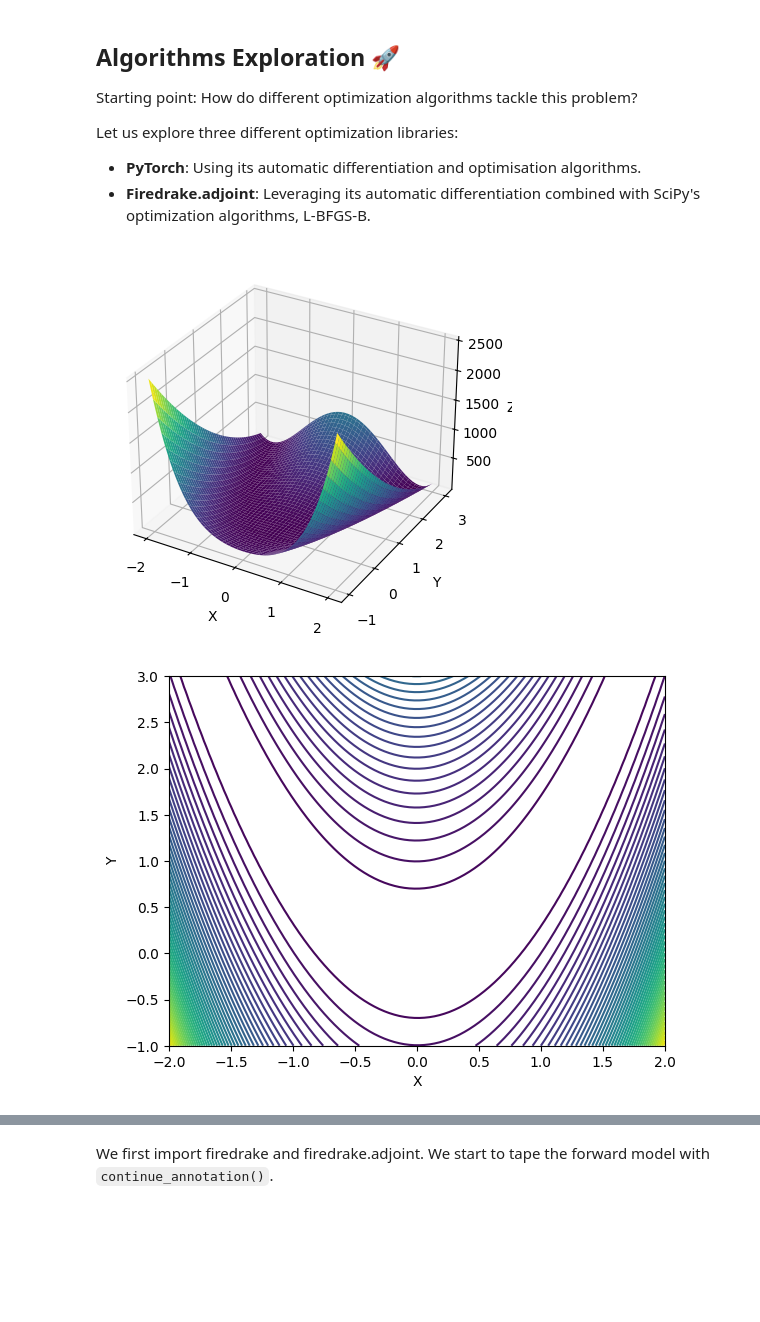
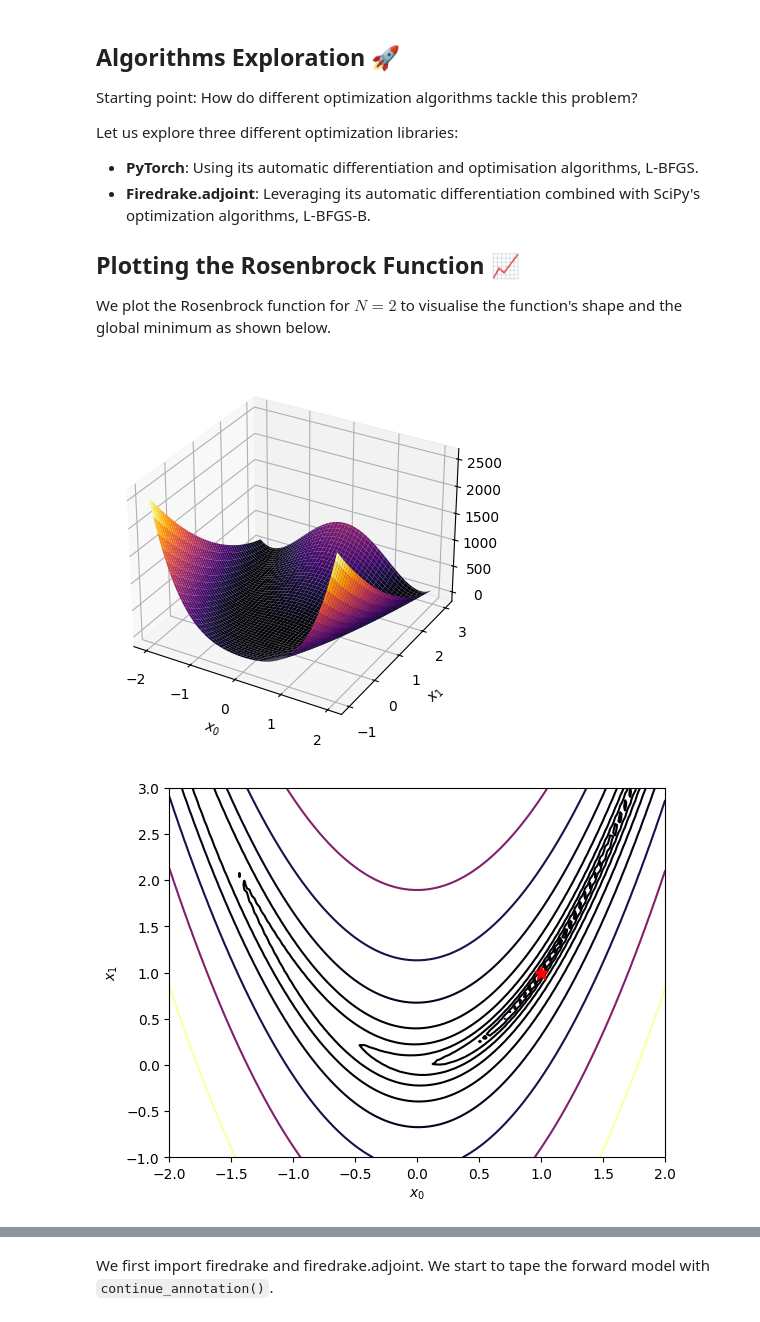
Before and after one commit to Ig-dolci/FridayAfternoonMath, a Jupyter notebook: rosenbrock_optimisation.ipynb, the cells around one changed output, grey strips where cells are left out. Cells and saved outputs as stored; diff of their text form; code cells hidden in the pictures; blank space fills up the shorter version.

```diff
--- a/rosenbrock_optimisation.ipynb
+++ b/rosenbrock_optimisation.ipynb
@@ -18,30 +20,45 @@ For $N=3$, the global minimum is at $x = [1, 1, 1]$.
 Starting point: How do different optimization algorithms tackle this problem?
 
 Let us explore three different optimization libraries:
-- **PyTorch**: Using its automatic differentiation and optimisation algorithms.
+- **PyTorch**: Using its automatic differentiation and optimisation algorithms, L-BFGS.
 - **Firedrake.adjoint**: Leveraging its automatic differentiation combined with SciPy's optimization algorithms, L-BFGS-B.
+
+## Plotting the Rosenbrock Function 📈
+
+We plot the Rosenbrock function for $N=2$ to visualise the function's shape and the global minimum as shown below.
-# %%
-# plot rosenbrock function
-import matplotlib.pyplot as plt
-import numpy as np
-
-fig = plt.figure()
-ax = fig.add_subplot(111, projection='3d')
-x = np.linspace(-2, 2, 100)
-y = np.linspace(-1, 3, 100)
-x, y = np.meshgrid(x, y)
-z = (1 - x)**2 + 100*(y - x**2)**2
-ax.plot_surface(x, y, z, cmap='viridis')
-ax.set_xlabel('X')
-ax.set_ylabel('Y')
-ax.set_zlabel('Z')
-plt.show()
-
-# plot contour of rosenbrock function
-plt.contour(x, y, z, 50)
-plt.xlabel('X')
-plt.ylabel('Y')
-plt.show()
-# %% [output]
-[figure, removed]
-[figure, removed]
+# %%
+# plot rosenbrock function
+import matplotlib.pyplot as plt
+import numpy as np
+# use latex for font rendering
+import matplotlib
+matplotlib.rcParams.update(matplotlib.rcParamsDefault)
+
+fig = plt.figure()
+ax = fig.add_subplot(111, projection='3d')
+x0 = np.linspace(-2, 2, 100)
+x1 = np.linspace(-1, 3, 100)
+x0, x1 = np.meshgrid(x0, x1)
+f = (1 - x0)**2 + 100*(x1 - x0**2)**2
+# make jet colormap with stonger collor for lower values
+ax.plot_surface(x0, x1, f, cmap='inferno')
+
+# Highlight the minimum
+min_point = np.array([1., 1.])
+min_point_ = min_point.reshape(-1, 1)
+f_min = (1 - min_point_[0])**2 + 100*(min_point_[1] - min_point_[0]**2)**2
+ax.scatter(min_point_[0], min_point_[1], f_min, color='r', s=100) # s is the size of the point
+
+
+plt.xlabel(r'$x_0$')
+plt.ylabel(r'$x_1$')
+plt.show()
+
+plt.contour(x0, x1, f, levels=np.logspace(-1, 3, 10), cmap='inferno')
+plt.plot(1, 1, 'r*', markersize=10)
+plt.xlabel(r'$x_0$')
+plt.ylabel(r'$x_1$')
+plt.show()
+# %% [output]
+[figure, added]
+[figure, added]
```
Also changed, not shown: parts of 13 cells of this notebook.
